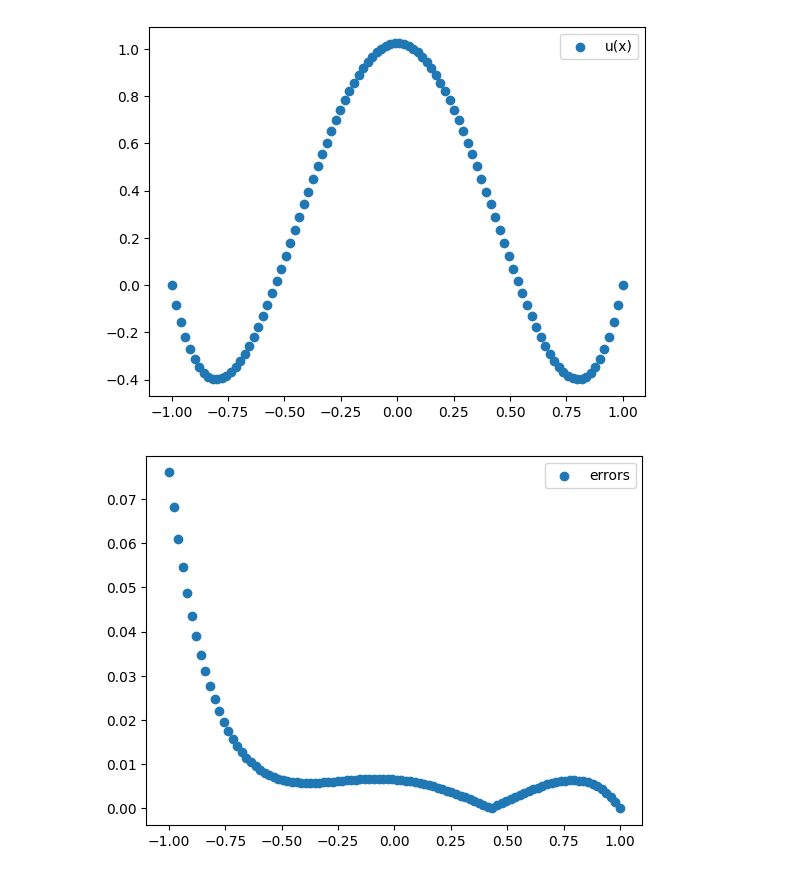
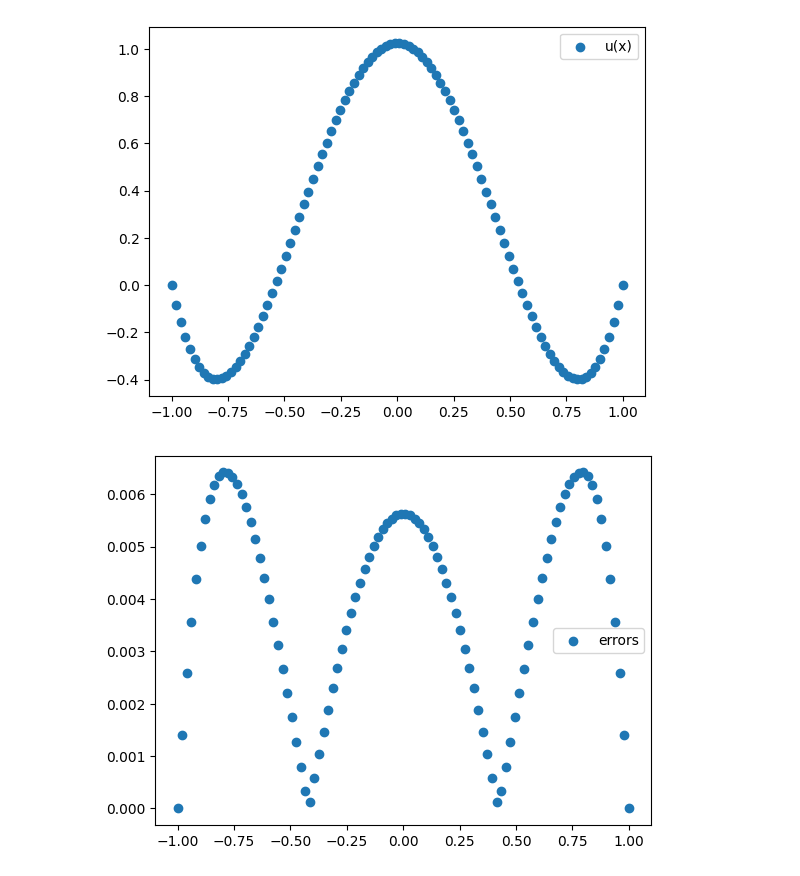
Before and after one commit to zombig816/Numerical-methods, a Jupyter notebook: num_methods 4.ipynb, the cells around one changed output. Cells and saved outputs as stored; diff of their text form; code cells hidden in the pictures.

```diff
--- a/num_methods 4.ipynb
+++ b/num_methods 4.ipynb
@@ -4,26 +4,41 @@
 import numpy as np
 import matplotlib.pyplot as plt
 
-def f(x, eps):
+def f(x, eps = 0.05):
   return ((1/eps) + np.pi**2) * np.cos(np.pi * x)
 
-def q(x, eps):
+def q(x, eps = 0.05):
   return 1/eps
 
-def u(x, eps):
+def u(x, eps = 0.05):
   return (np.cos(np.pi * x)
    + np.exp((x - 1.0)/(eps**0.5))
     + np.exp(-(x + 1.0)/(eps**0.5)))
 
-def progonka(a, b, N, eps, f, q, u):
-  h = (b - a) / N
-  ua = u(a, eps)
-  ub = u(b, eps)
-  x = np.linspace(a, b, N)
-  A = - (1/(h**2))
-  C = - (1/(h**2))
-  B = (2/(h**2)) + q(x, eps)
-  F = (f(x, eps))
+def progonka(a, b, n):
+  h = (b - a) / n
+  ua = u(a)
+  ub = u(b)
+  x = np.linspace(a, b, n)
+
+  Q = [q(i) for i in x]
+  F = [f(i) for i in x]
+
+  A = []
+  B = []
+  C = []
+
+  A.append(0.0)
+  B.append(1.0)
+  C.append(0.0)
+  for i in range(1, n - 1):
+    A.append(-1 / h ** 2)
+    C.append(-1 / h ** 2)
+    B.append((2 / h ** 2) + Q[i])
+
+  A.append(0.0)
+  B.append(1.0)
+  C.append(0.0)
 
   F[0] = ua
   F[-1] = ub
@@ -31,19 +46,16 @@ def progonka(a, b, N, eps, f, q, u):
   alpha = np.zeros(N)
   betta = np.zeros(N)
 
-  alpha[1] = (-C / B)
-  betta[1] = (F[0]/B)
+  alpha[1] = (-C[0] / B[0])
+  betta[1] = (F[0] / B[0])
 
   for i in range(1, N-1):
-    alpha[i+1] =  -(C/(B + alpha[i]*A))
-    betta[i+1] =  (F[i] - A*betta[i]) / (B + A*alpha[i])
+    alpha[i+1] =  -(C[i]/(B[i] + alpha[i]*A[i]))
+    betta[i+1] =  (F[i] - A[i]*betta[i]) / (B[i] + A[i]*alpha[i])
 
-
-  print(alpha)
-  print(betta)
   y = np.zeros(N)
 
-  y[N-1] = (F[-1] - A*betta[-1]) / (B + A*alpha[-1])
+  y[N-1] = (F[-1] - A[-1]*betta[-1]) / (B[-1] + A[-1]*alpha[-1])
   y[N-1] = ub
   print(len(alpha))
 
@@ -56,11 +68,11 @@ a = -1
 b = 1
 eps = 0.05
 N = 100
-
-x, y = progonka(a, b, N, eps, f, q, u)
+h = (b-a)/N
+x, y = progonka(a, b, N)
 
 
-ux = u(x,eps)
+ux = u(x)
 fig, ax = plt.subplots()
 ax.scatter(x, y, label='y(x)')
 plt.legend()
@@ -69,8 +81,12 @@ fig2, ax2 = plt.subplots()
 ax2.scatter(x, ux, label='u(x)')
 plt.legend()
 
+
+errors = np.abs(ux-y)
 fig2, ax2 = plt.subplots()
-ax2.scatter(x, np.abs(ux-y), label='errors')
+ax2.scatter(x, errors, label='errors')
+# print("Максимальная погрешность:\n", max(errors), "\nh^2:\n", (h**2))
+
 plt.legend()
 plt.show()
 # %% [output]
@@ -95,2 +95,2 @@ plt.show()
 [figure]
-[figure, old version]
+[figure, new version]
```
Also changed, not shown: parts of 2 cells of this notebook.
